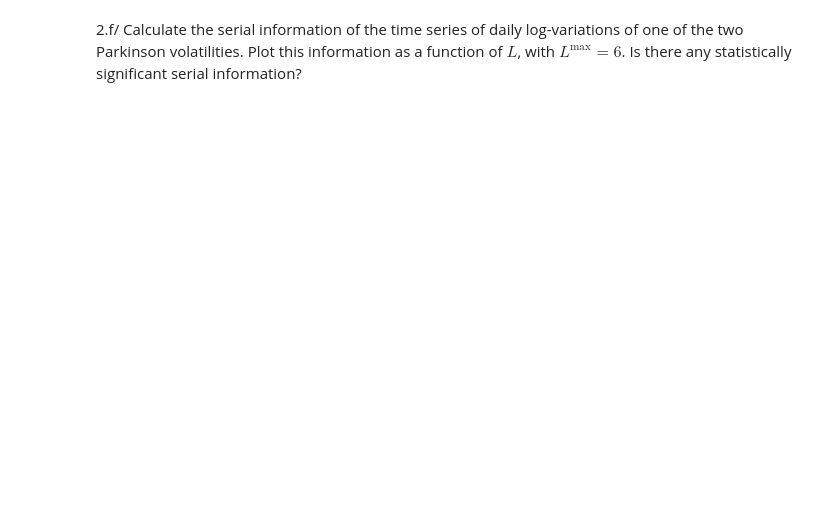
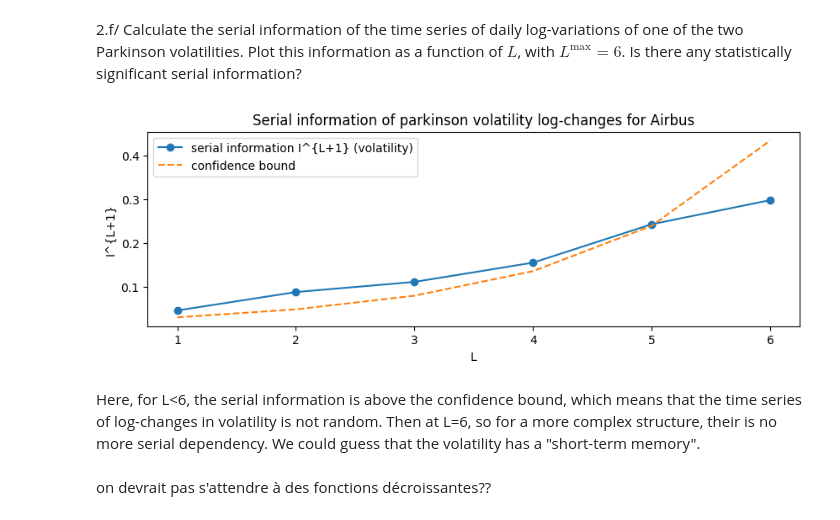
Before and after one commit to dianemans/Proj1_NPFD, a Jupyter notebook: M. Garcin/Project Part 1_serial dependence of Parkinson volatility.ipynb, the cells around one changed output. Saved outputs shown, nothing was run; the diff lists cells and outputs as text; code cells hidden in the pictures; blank space fills up the shorter version.

```diff
--- a/M. Garcin/Project Part 1_serial dependence of Parkinson volatility.ipynb
+++ b/M. Garcin/Project Part 1_serial dependence of Parkinson volatility.ipynb
@@ -377,2 +381,32 @@ def asymptotic_confidence_bound(L, n, alpha=0.95):
 # %% [markdown]
 2.f/ Calculate the serial information of the time series of daily log-variations of one of the two Parkinson volatilities. Plot this information as a function of $L$, with $L^{\text{max}}=6$. Is there any statistically significant serial information?
+# %%
+# We calculate the Parkinson volatility for each day
+parkinson_volatility = data_AIR.groupby("Date only")["lg_HL_range"].sum()
+
+# then the logarithmic changes in volatility
+log_volatility_changes = np.log(parkinson_volatility).diff().dropna()
+
+# and finally we binarize the time series of volatility changes
+time_series_binary_volatility = (log_volatility_changes > 0).astype(int).values
+# %%
+L_max = 6
+serial_info_volatility = calculate_serial_information(time_series_binary_volatility, L_max)
+
+n_volatility = len(time_series_binary_volatility)
+confidence_bounds_volatility = {L: asymptotic_confidence_bound(L, n_volatility) for L in range(1, L_max + 1)}
+
+plt.figure(figsize=(10,3))
+plt.plot(serial_info_volatility.keys(), serial_info_volatility.values(), marker='o', label='serial information I^{L+1} (volatility)')
+plt.plot(confidence_bounds_volatility.keys(), confidence_bounds_volatility.values(), linestyle='dashed', label='confidence bound')
+plt.xlabel('L')
+plt.ylabel('I^{L+1}')
+plt.title('Serial information of parkinson volatility log-changes for Airbus')
+plt.legend()
+plt.show()
+# %% [output]
+[figure, added]
+# %% [markdown]
+Here, for L<6, the serial information is above the confidence bound, which means that the time series of log-changes in volatility is not random. Then at L=6, so for a more complex structure, their is no more serial dependency. We could guess that the volatility has a "short-term memory".
+# %% [markdown]
+on devrait pas s'attendre à des fonctions décroissantes??
```
Also changed, not shown: parts of 8 cells of this notebook.
